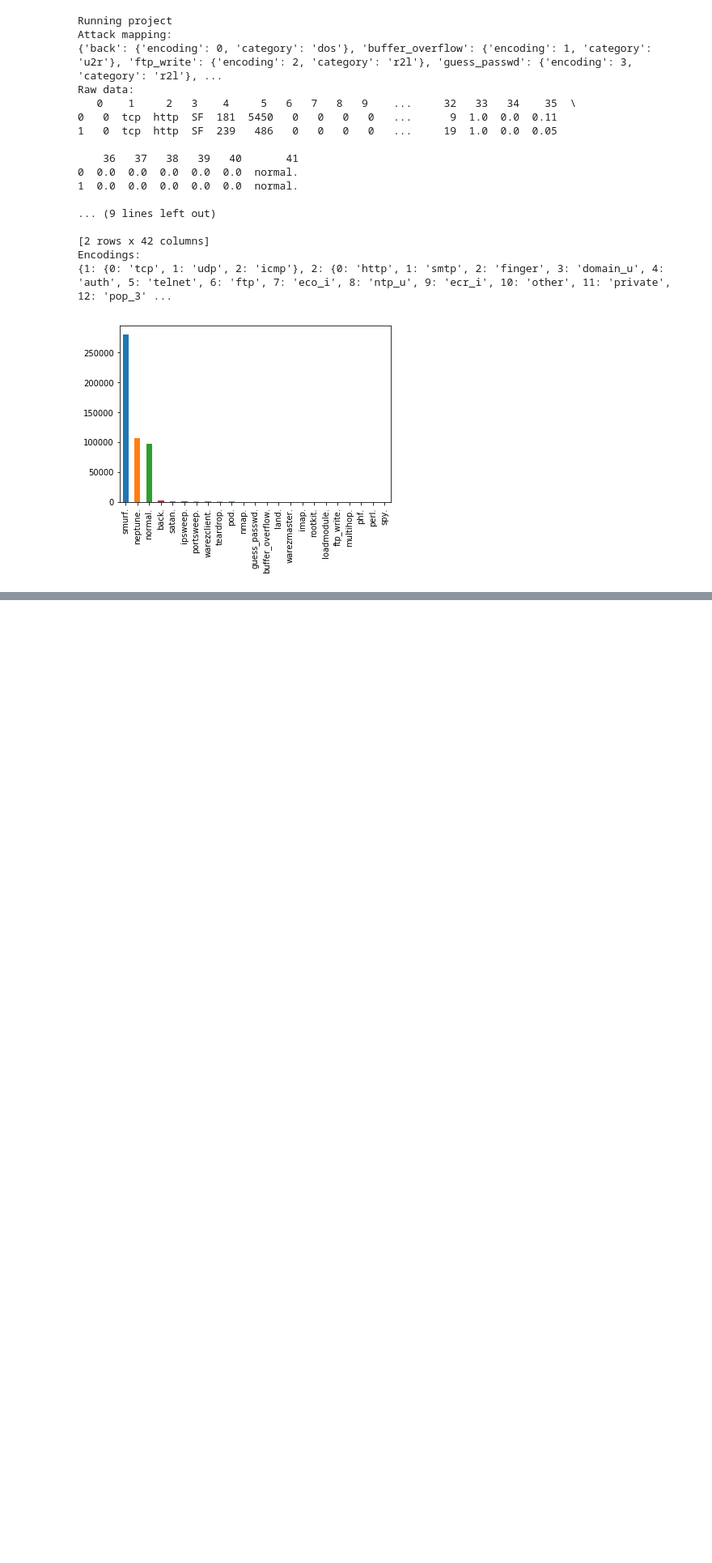
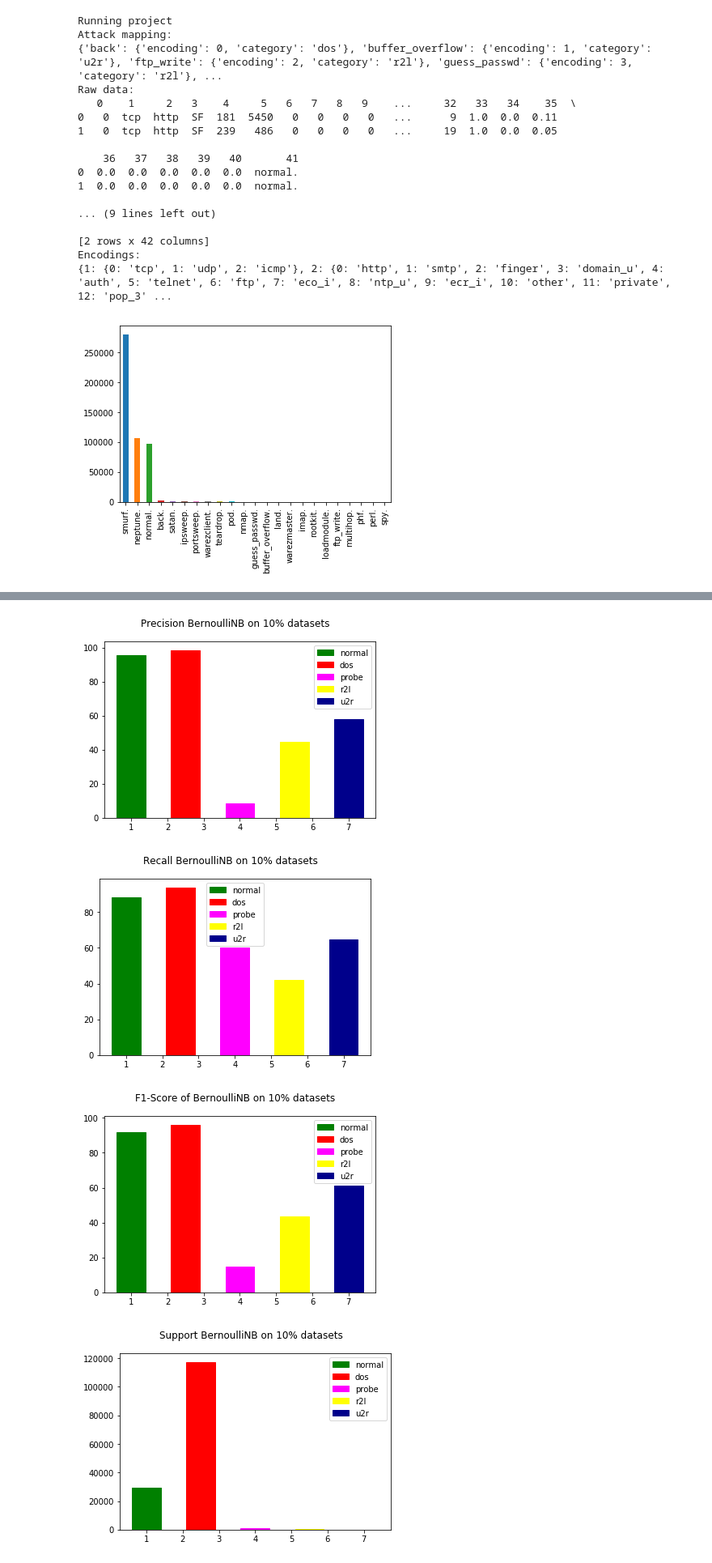
Before and after one commit to dtangster/cmpe255-project, a Jupyter notebook: Data_Exploration.ipynb, the cells around one changed output, grey strips where cells are left out. Shown at 81% size. Saved outputs shown, nothing was run; the diff lists cells and outputs as text; code cells hidden in the pictures; blank space fills up the shorter version.

```diff
--- a/Data_Exploration.ipynb
+++ b/Data_Exploration.ipynb
@@ -191,0 +441,8 @@ def attack_category_encoding():
+# %%
+## Plot BernoulliNB Result
+plot_algorithm_result(breport, "BernoulliNB on 10% datasets")
+# %% [output]
+[figure, added]
+[figure, added]
+[figure, added]
+[figure, added]
```
Also changed, not shown: parts of 31 cells of this notebook.
